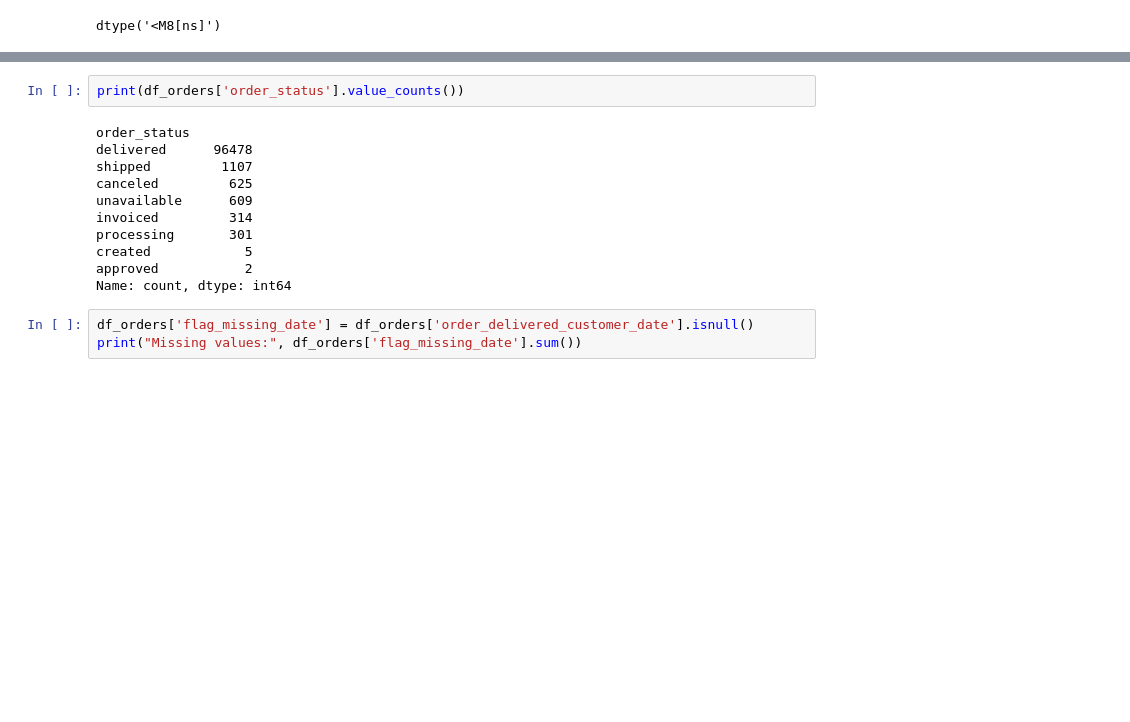
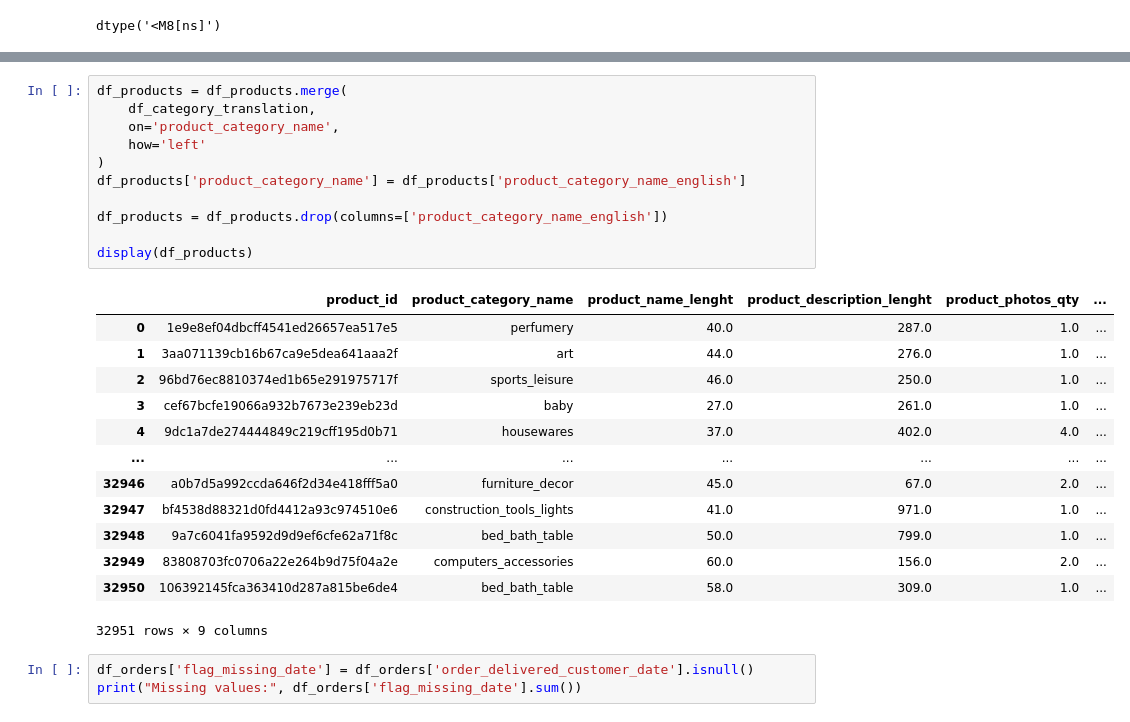
Before and after one commit to Alx00-lab/RetailIQ, a Jupyter notebook: project1_olist_sqlserver/etl01.ipynb, the cells around one changed output, grey strips where cells are left out. Cells and saved outputs as stored; diff of their text form; blank space fills up the shorter version.

Commit message:
Mergin columns on products - category_product_name

```diff
--- a/project1_olist_sqlserver/etl01.ipynb
+++ b/project1_olist_sqlserver/etl01.ipynb
@@ -160,16 +171,28 @@ Zero or negative price records: 0
 # %%
-print(df_orders['order_status'].value_counts())
+df_products = df_products.merge(
+    df_category_translation,
+    on='product_category_name',
+    how='left'
+)
+df_products['product_category_name'] = df_products['product_category_name_english']
+
+df_products = df_products.drop(columns=['product_category_name_english'])
+
+display(df_products)
 # %% [output]
+|  | product_id | product_category_name | product_name_lenght | product_description_lenght | product_photos_qty | ... |
+| 0 | 1e9e8ef04dbcff4541ed26657ea517e5 | perfumery | 40.0 | 287.0 | 1.0 | ... |
+| 1 | 3aa071139cb16b67ca9e5dea641aaa2f | art | 44.0 | 276.0 | 1.0 | ... |
+| 2 | 96bd76ec8810374ed1b65e291975717f | sports_leisure | 46.0 | 250.0 | 1.0 | ... |
+| 3 | cef67bcfe19066a932b7673e239eb23d | baby | 27.0 | 261.0 | 1.0 | ... |
+| 4 | 9dc1a7de274444849c219cff195d0b71 | housewares | 37.0 | 402.0 | 4.0 | ... |
+| ... | ... | ... | ... | ... | ... | ... |
+| 32946 | a0b7d5a992ccda646f2d34e418fff5a0 | furniture_decor | 45.0 | 67.0 | 2.0 | ... |
+| 32947 | bf4538d88321d0fd4412a93c974510e6 | construction_tools_lights | 41.0 | 971.0 | 1.0 | ... |
+| 32948 | 9a7c6041fa9592d9d9ef6cfe62a71f8c | bed_bath_table | 50.0 | 799.0 | 1.0 | ... |
+| 32949 | 83808703fc0706a22e264b9d75f04a2e | computers_accessories | 60.0 | 156.0 | 2.0 | ... |
+| 32950 | 106392145fca363410d287a815be6de4 | bed_bath_table | 58.0 | 309.0 | 1.0 | ... |
-order_status
-delivered      96478
-shipped         1107
-canceled         625
-unavailable      609
-invoiced         314
-processing       301
-created            5
-approved           2
-Name: count, dtype: int64
+32951 rows × 9 columns
 # %%
 df_orders['flag_missing_date'] = df_orders['order_delivered_customer_date'].isnull()
 print("Missing values:", df_orders['flag_missing_date'].sum())
```
Also changed, not shown: parts of 3 cells of this notebook.
